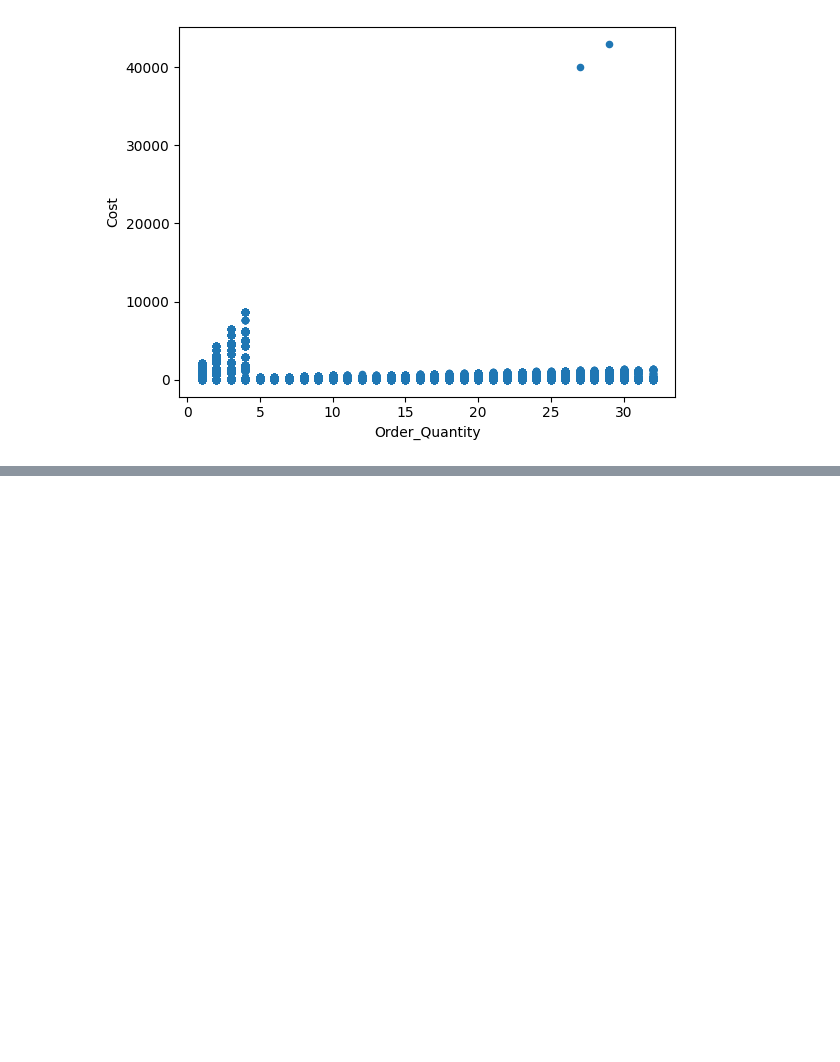
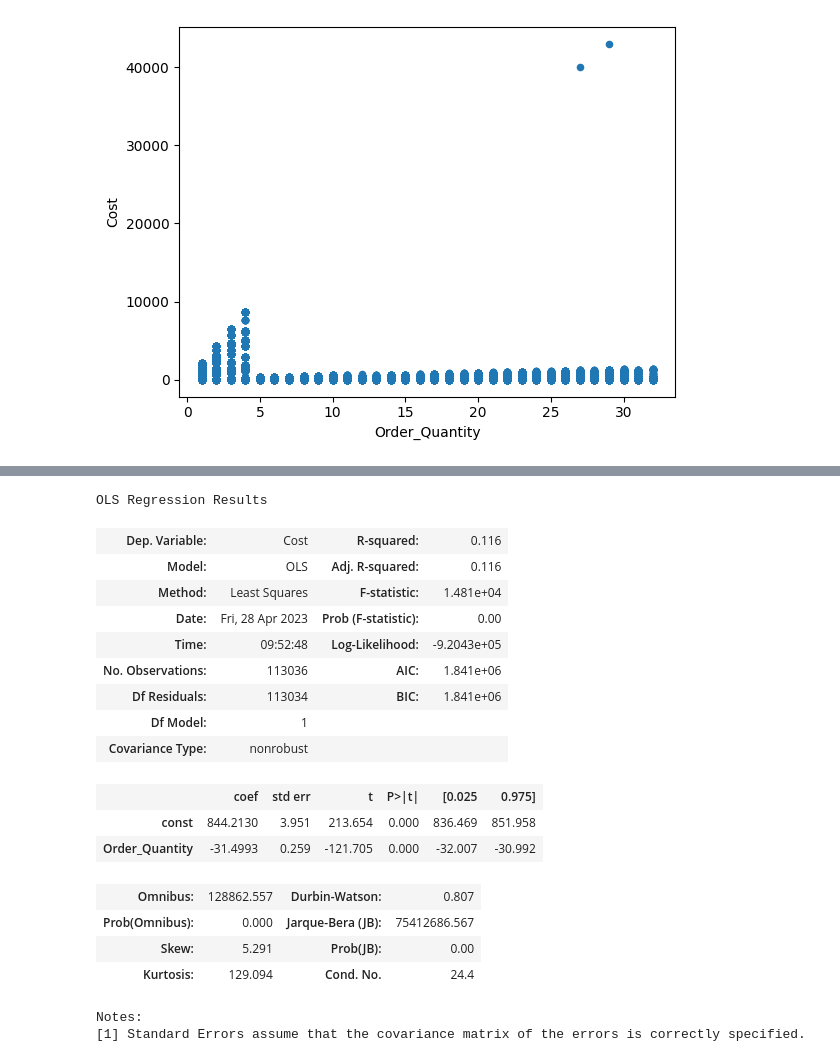
Before and after one commit to luis-fer993/effective-fiesta, a Jupyter notebook: dataScience1.ipynb, the cells around one changed output, grey strips where cells are left out. Drawn from its saved outputs; the diff is of its cells as text; code cells hidden in the pictures; blank space fills up the shorter version.

Commit message:
exploracion con statsmodels

```diff
--- a/pandas1.ipynb
+++ b/dataScience1.ipynb
@@ -555,0 +557,8 @@ plt.show()
+# %%
+#Agregar constante y ajustar el modelo usuando statsmodels
+
+x=sm.add_constant(OrderQuantity) #agrega una constante a la variable independiente
+
+#ajustar el modelo con OlS
+#OLS = Ordinary Least Squares(variabes dependientes, variables independientes)
+LinearModel=sm.OLS(Cost,x).fit() # muestra el resumen del modelo ajustado
@@ -555,0 +580,24 @@ plt.show()
+# %%
+#tabla de regresion lineal, es utilizada para analizar la relacion entre las variables independientes y dependientes
+# y predice que tan bien se ajusta el modelo a los datos
+LinearModel.summary() # muestra el resumen del modelo ajustado
+# %% [output]
+OLS Regression Results
+| Dep. Variable: | Cost | R-squared: | 0.116 |
+| Model: | OLS | Adj. R-squared: | 0.116 |
+| Method: | Least Squares | F-statistic: | 1.481e+04 |
+| Date: | Fri, 28 Apr 2023 | Prob (F-statistic): | 0.00 |
+| Time: | 09:52:48 | Log-Likelihood: | -9.2043e+05 |
+| No. Observations: | 113036 | AIC: | 1.841e+06 |
+| Df Residuals: | 113034 | BIC: | 1.841e+06 |
+| Df Model: | 1 |  |  |
+| Covariance Type: | nonrobust |  |  |
+|  | coef | std err | t | P>|t| | [0.025 | 0.975] |
+| const | 844.2130 | 3.951 | 213.654 | 0.000 | 836.469 | 851.958 |
+| Order_Quantity | -31.4993 | 0.259 | -121.705 | 0.000 | -32.007 | -30.992 |
+| Omnibus: | 128862.557 | Durbin-Watson: | 0.807 |
+| Prob(Omnibus): | 0.000 | Jarque-Bera (JB): | 75412686.567 |
+| Skew: | 5.291 | Prob(JB): | 0.00 |
+| Kurtosis: | 129.094 | Cond. No. | 24.4 |
+Notes:
+[1] Standard Errors assume that the covariance matrix of the errors is correctly specified.
```
Also changed, not shown: parts of 7 cells of this notebook.
